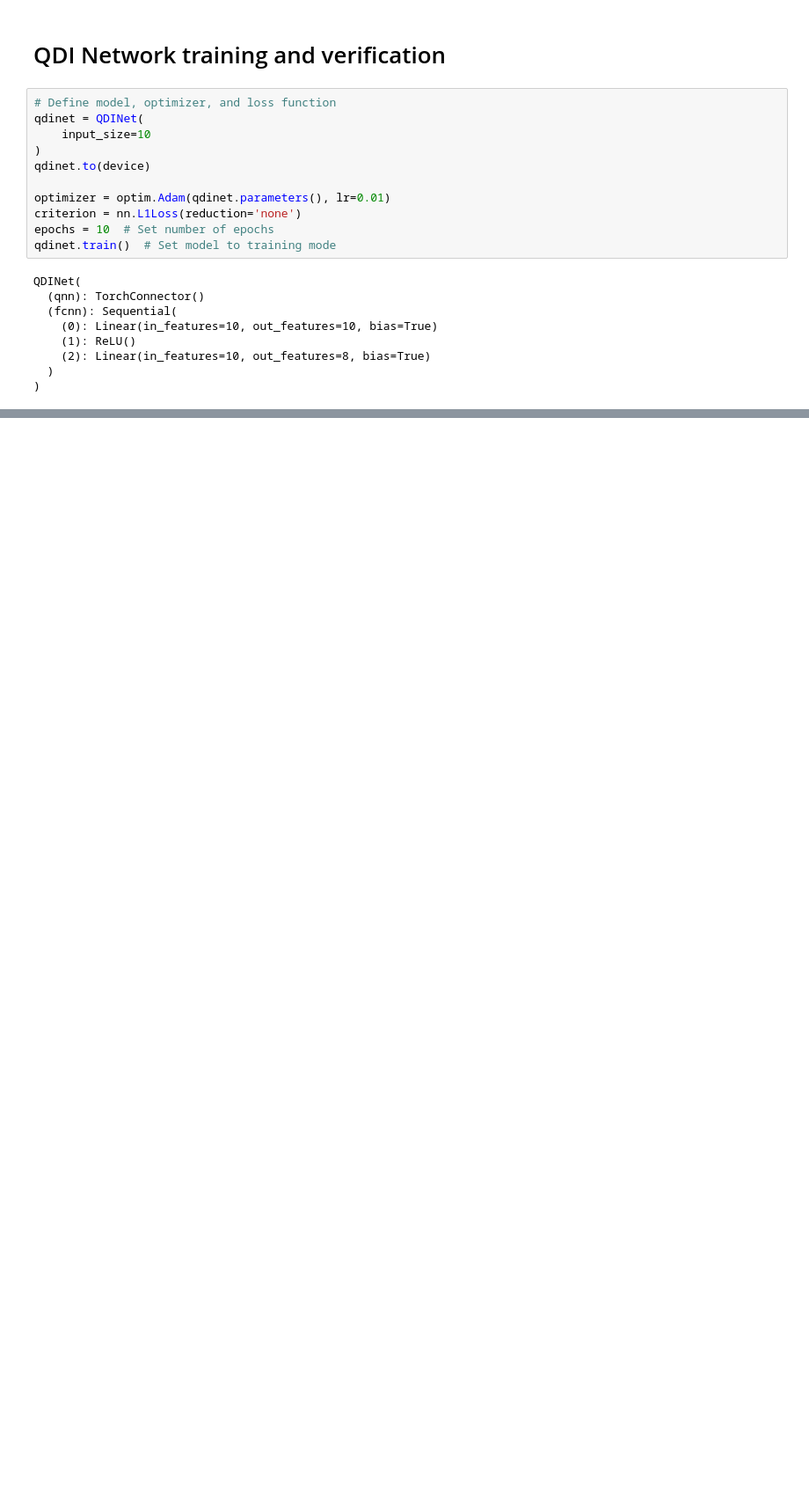
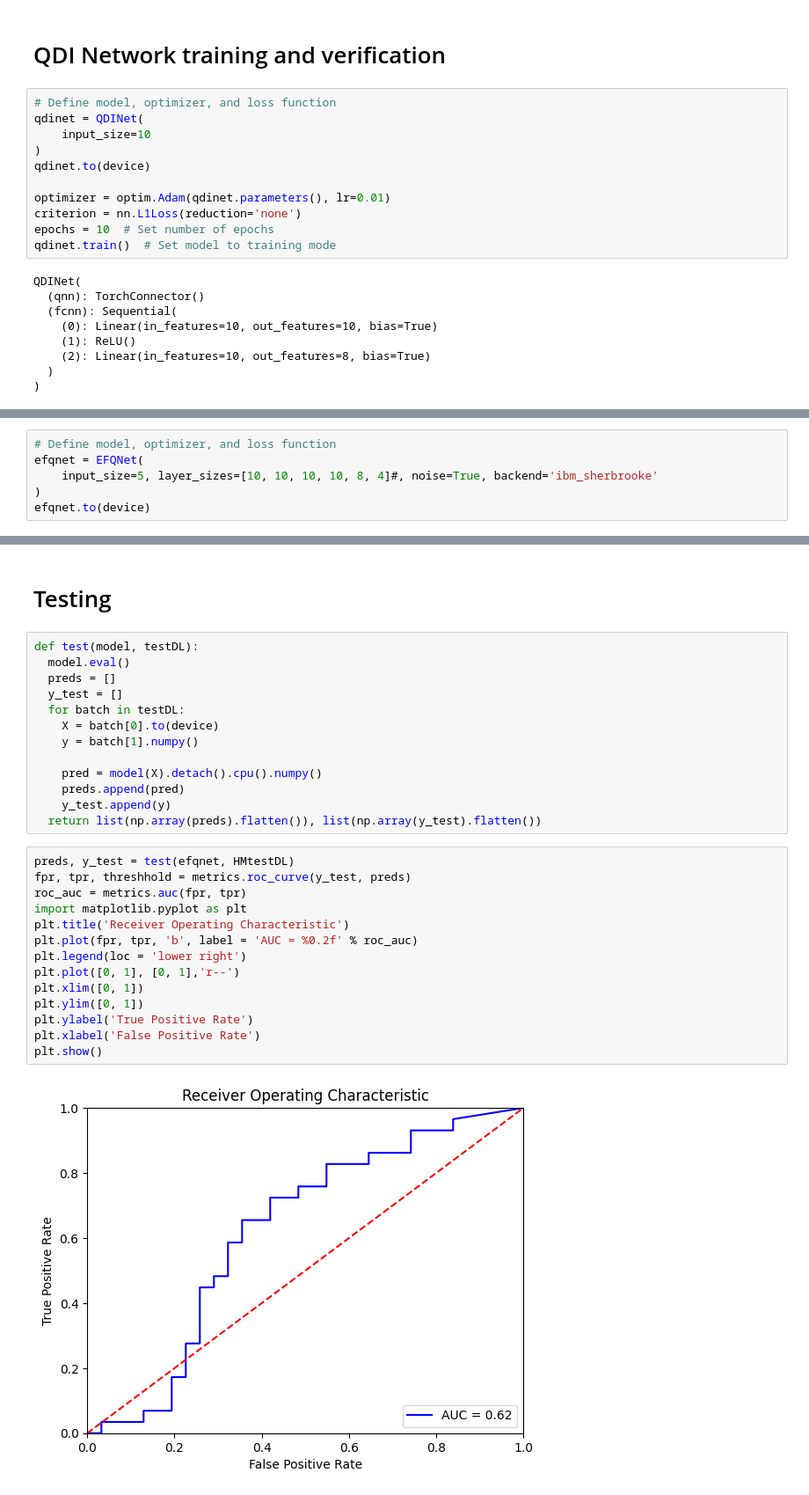
Before and after one commit to TimStep/Lagrange-points, a Jupyter notebook: QManifold.ipynb, the cells around one changed output, grey strips where cells are left out. Shown: that part at 88% size. Saved outputs shown, nothing was run; the diff lists cells and outputs as text; blank space fills up the shorter version.

```diff
--- a/QManifold.ipynb
+++ b/QManifold.ipynb
@@ -413,0 +628,6 @@ Training [100%] Loss: 0.9971
+# %%
+# Define model, optimizer, and loss function
+efqnet = EFQNet(
+    input_size=5, layer_sizes=[10, 10, 10, 10, 8, 4]#, noise=True, backend='ibm_sherbrooke'
+)
+efqnet.to(device)
@@ -413,0 +703,31 @@ Training [100%] Loss: 0.9971
+# %% [markdown]
+# Testing
+# %%
+def test(model, testDL):
+  model.eval()
+  preds = []
+  y_test = []
+  for batch in testDL:
+    X = batch[0].to(device)
+    y = batch[1].numpy()
+
+    pred = model(X).detach().cpu().numpy()
+    preds.append(pred)
+    y_test.append(y)
+  return list(np.array(preds).flatten()), list(np.array(y_test).flatten())
+# %%
+preds, y_test = test(efqnet, HMtestDL)
+fpr, tpr, threshhold = metrics.roc_curve(y_test, preds)
+roc_auc = metrics.auc(fpr, tpr)
+import matplotlib.pyplot as plt
+plt.title('Receiver Operating Characteristic')
+plt.plot(fpr, tpr, 'b', label = 'AUC = %0.2f' % roc_auc)
+plt.legend(loc = 'lower right')
+plt.plot([0, 1], [0, 1],'r--')
+plt.xlim([0, 1])
+plt.ylim([0, 1])
+plt.ylabel('True Positive Rate')
+plt.xlabel('False Positive Rate')
+plt.show()
+# %% [output]
+[figure, added]
```
Also changed, not shown: parts of 28 cells of this notebook.
